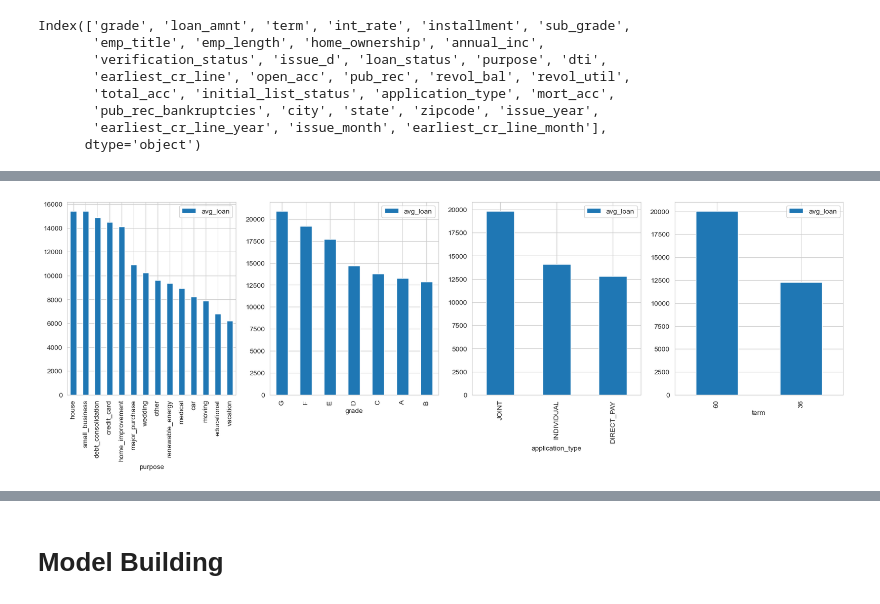
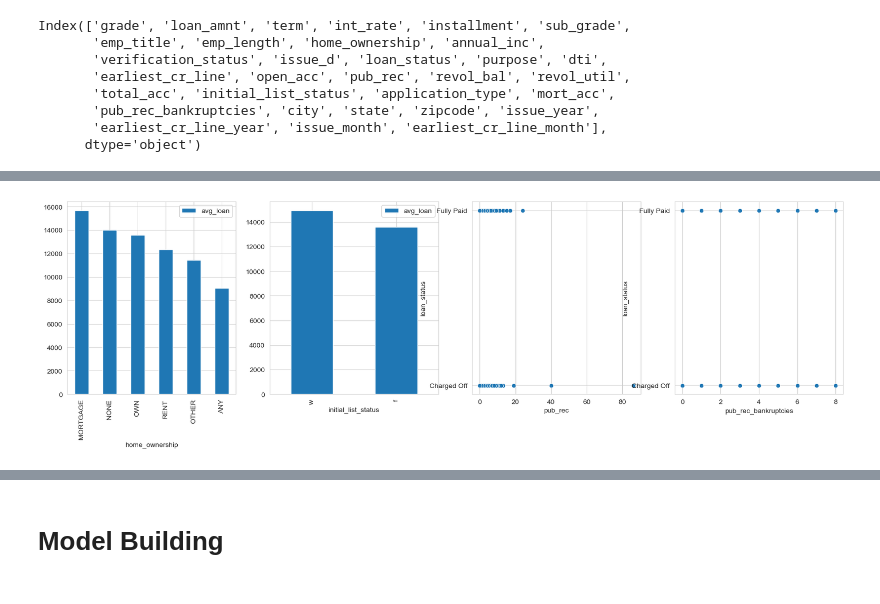
Before and after one commit to gautamnaik1994/LoanTap-ML-CaseStudy, a Jupyter notebook: CaseStudy_PySpark.ipynb, the cells around one changed output, grey strips where cells are left out. Cells and saved outputs as stored; diff of their text form; code cells hidden in the pictures.

```diff
--- a/CaseStudy_PySpark.ipynb
+++ b/CaseStudy_PySpark.ipynb
@@ -668,17 +754,12 @@ sns.histplot(x='loan_amnt', data=pdf, bins=50, hue='loan_status');
 # %%
 fig , ax = plt.subplots(1, 4, figsize=(20, 5))
 spark.sql("""
-select round(avg(loan_amnt),2) avg_loan, purpose  from data group by purpose order by avg_loan desc
-""").toPandas().plot(kind='bar', x='purpose', y='avg_loan', ax=ax[0]);
+select round(avg(loan_amnt),2) avg_loan, home_ownership  from data group by home_ownership order by avg_loan desc
+""").toPandas().plot(kind='bar', x='home_ownership', y='avg_loan', ax=ax[0]);
 spark.sql("""
-select round(avg(loan_amnt),2) avg_loan, grade  from data group by grade order by avg_loan desc
-""").toPandas().plot(kind='bar', x='grade', y='avg_loan', ax=ax[1]);
-
-spark.sql("""
-select round(avg(loan_amnt),2) avg_loan, application_type  from data group by application_type order by avg_loan desc
-""").toPandas().plot(kind='bar', x='application_type', y='avg_loan', ax=ax[2]);
-spark.sql("""
-select round(avg(loan_amnt),2) avg_loan, term  from data group by term order by avg_loan desc
-""").toPandas().plot(kind='bar', x='term', y='avg_loan', ax=ax[3]);
+select round(avg(loan_amnt),2) avg_loan, initial_list_status  from data group by initial_list_status order by avg_loan desc
+""").toPandas().plot(kind='bar', x='initial_list_status', y='avg_loan', ax=ax[1]);
+sns.scatterplot(x="pub_rec", y="loan_status", data=pdf, ax=ax[2]);
+sns.scatterplot(x="pub_rec_bankruptcies", y="loan_status", data=pdf, ax=ax[3]);
 # %% [output]
-[figure, old version]
+[figure, new version]
```
Also changed, not shown: parts of 89 cells of this notebook.
